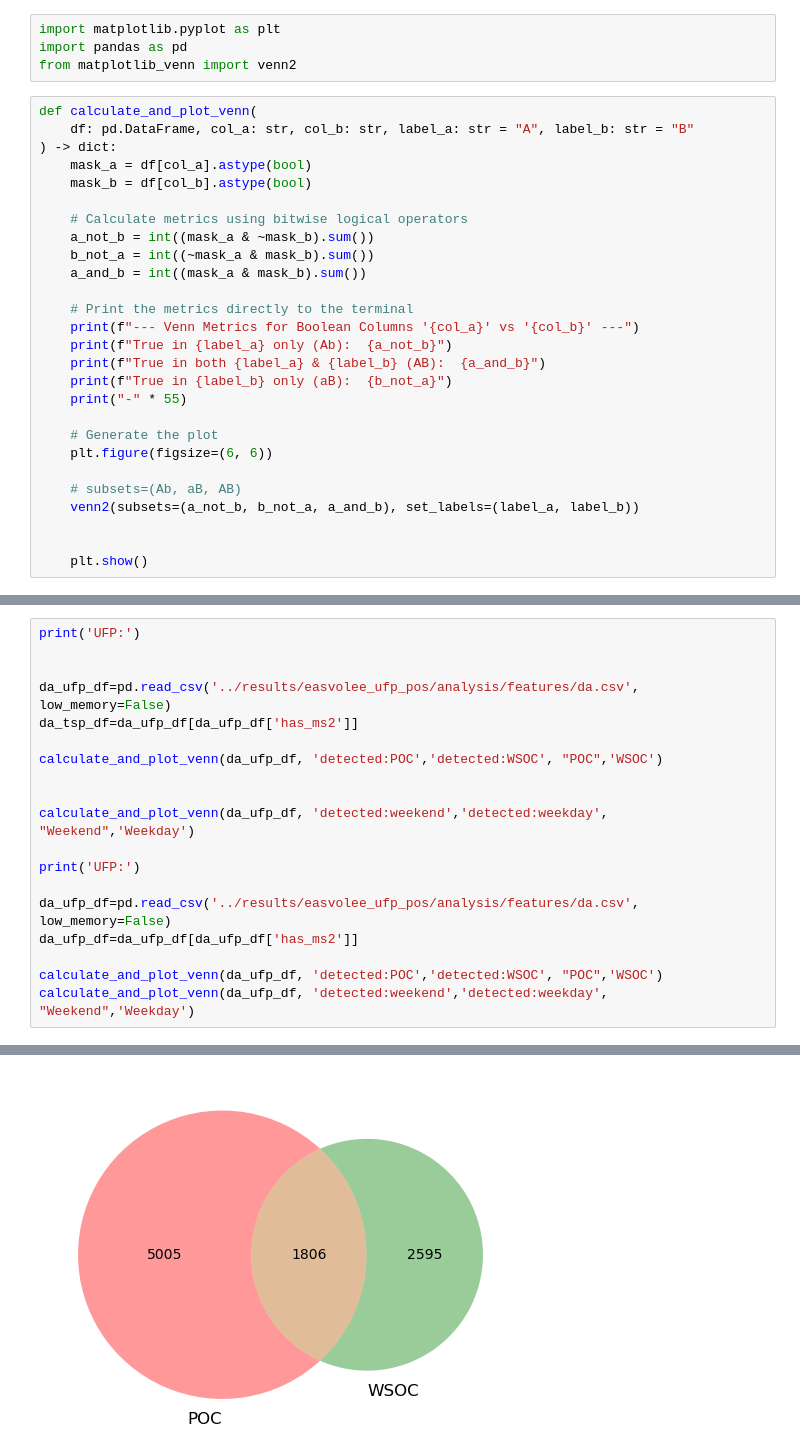
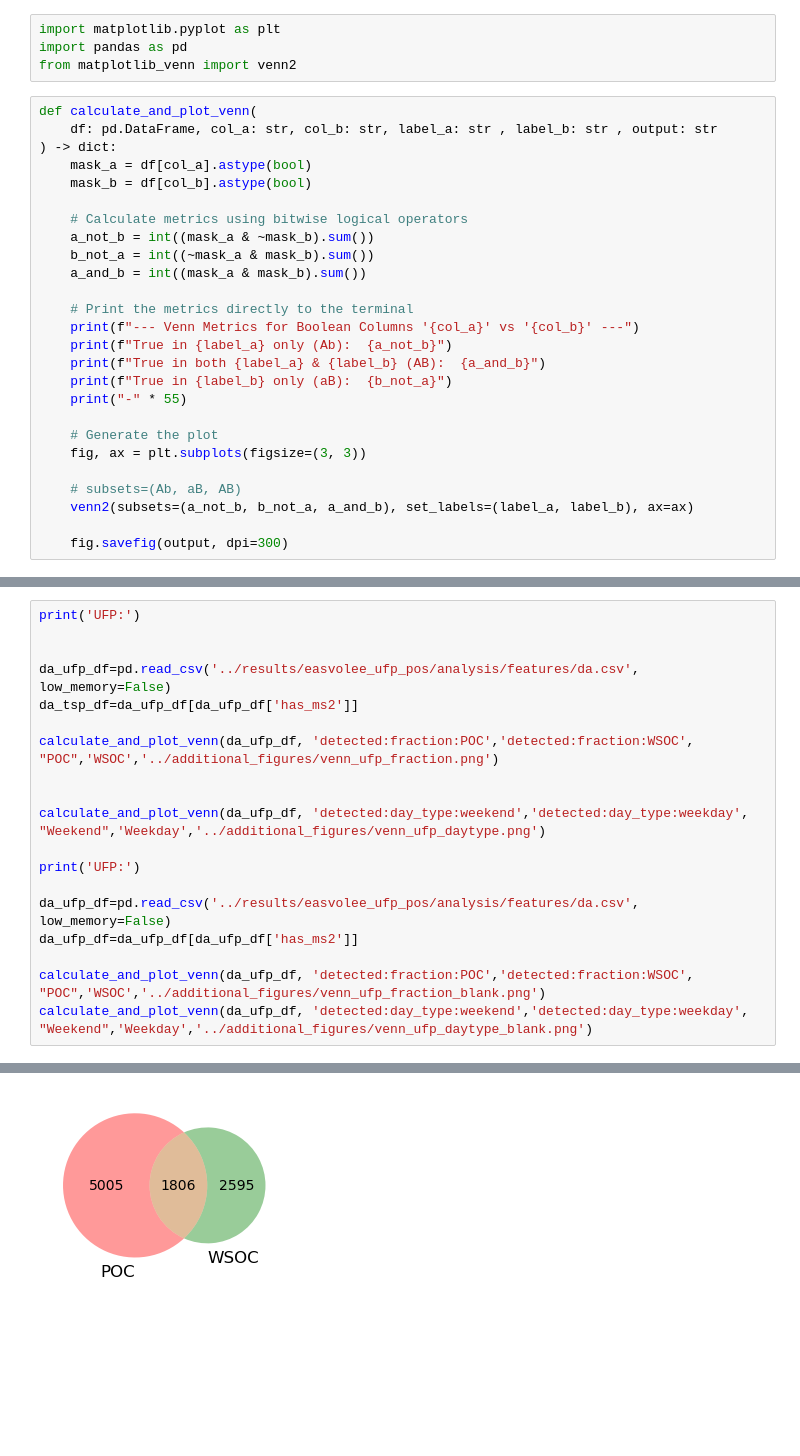
Before and after one commit to arnelammers/COMPASS, a Jupyter notebook: thesis/notebooks/additional_figures.ipynb, the cells around one changed output, grey strips where cells are left out. Cells and saved outputs as stored; diff of their text form; blank space fills up the shorter version.

```diff
--- a/thesis/notebooks/additional_figures.ipynb
+++ b/thesis/notebooks/additional_figures.ipynb
@@ -4,7 +4,7 @@ import pandas as pd
 from matplotlib_venn import venn2
 # %%
 def calculate_and_plot_venn(
-    df: pd.DataFrame, col_a: str, col_b: str, label_a: str = "A", label_b: str = "B"
+    df: pd.DataFrame, col_a: str, col_b: str, label_a: str , label_b: str , output: str
 ) -> dict:
     mask_a = df[col_a].astype(bool)
     mask_b = df[col_b].astype(bool)
@@ -22,13 +22,12 @@ def calculate_and_plot_venn(
     print("-" * 55)
 
     # Generate the plot
-    plt.figure(figsize=(6, 6))
+    fig, ax = plt.subplots(figsize=(3, 3))
 
     # subsets=(Ab, aB, AB)
-    venn2(subsets=(a_not_b, b_not_a, a_and_b), set_labels=(label_a, label_b))
+    venn2(subsets=(a_not_b, b_not_a, a_and_b), set_labels=(label_a, label_b), ax=ax)
 
-
-    plt.show()
+    fig.savefig(output, dpi=300)
 # %%
 print('TSP:')
 print('All:')
@@ -80,17 +73,17 @@ print('UFP:')
 da_ufp_df=pd.read_csv('../results/easvolee_ufp_pos/analysis/features/da.csv', low_memory=False)
 da_tsp_df=da_ufp_df[da_ufp_df['has_ms2']]
 
-calculate_and_plot_venn(da_ufp_df, 'detected:POC','detected:WSOC', "POC",'WSOC')
+calculate_and_plot_venn(da_ufp_df, 'detected:fraction:POC','detected:fraction:WSOC', "POC",'WSOC','../additional_figures/venn_ufp_fraction.png')
 
 
-calculate_and_plot_venn(da_ufp_df, 'detected:weekend','detected:weekday', "Weekend",'Weekday')
+calculate_and_plot_venn(da_ufp_df, 'detected:day_type:weekend','detected:day_type:weekday', "Weekend",'Weekday','../additional_figures/venn_ufp_daytype.png')
 
 print('UFP:')
 
 da_ufp_df=pd.read_csv('../results/easvolee_ufp_pos/analysis/features/da.csv', low_memory=False)
 da_ufp_df=da_ufp_df[da_ufp_df['has_ms2']]
 
-calculate_and_plot_venn(da_ufp_df, 'detected:POC','detected:WSOC', "POC",'WSOC')
-calculate_and_plot_venn(da_ufp_df, 'detected:weekend','detected:weekday', "Weekend",'Weekday')
+calculate_and_plot_venn(da_ufp_df, 'detected:fraction:POC','detected:fraction:WSOC', "POC",'WSOC','../additional_figures/venn_ufp_fraction_blank.png')
+calculate_and_plot_venn(da_ufp_df, 'detected:day_type:weekend','detected:day_type:weekday', "Weekend",'Weekday','../additional_figures/venn_ufp_daytype_blank.png')
 # %% [output]
 UFP:
@@ -102 +106 @@ True in WSOC only (aB):  2595
-[figure, old version]
+[figure, new version]
```
Also changed, not shown: parts of 5 cells of this notebook, 12 other files.
